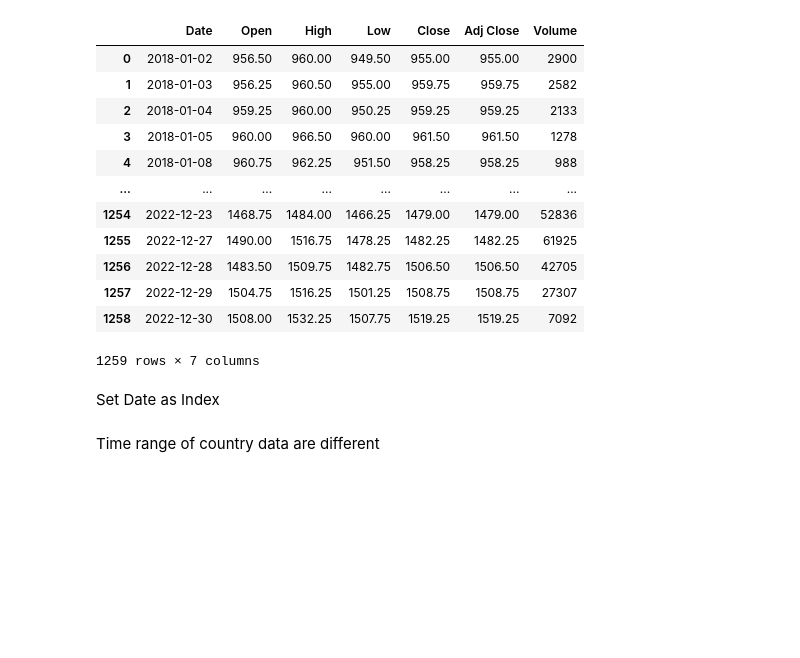
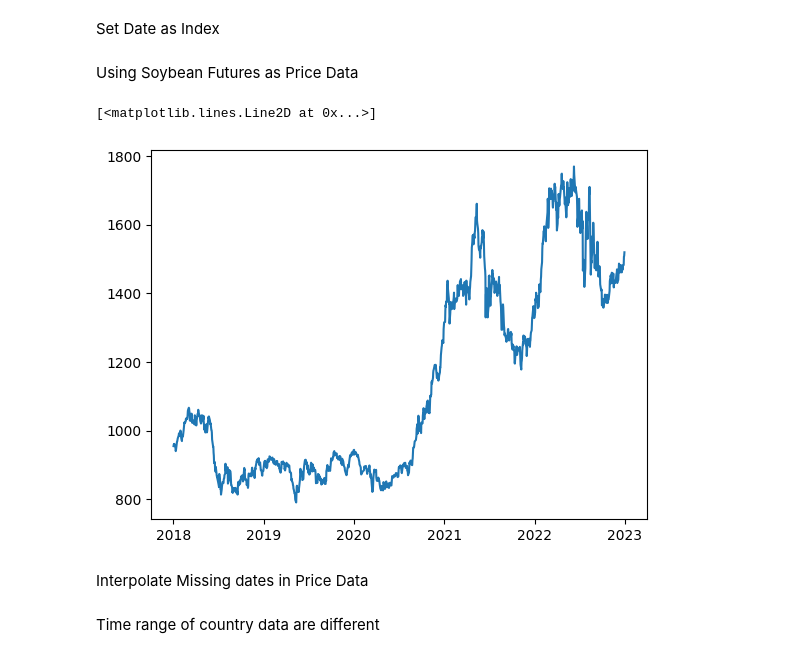
Before and after one commit to abhishek-2504/ML_Commodities_Forecasting_B, a Jupyter notebook: STL LSTM.ipynb, the cells around one changed output. Cells and saved outputs as stored; diff of their text form; code cells hidden in the pictures; blank space fills up the shorter version.

```diff
--- a/STL LSTM.ipynb
+++ b/STL LSTM.ipynb
@@ -29,19 +35,3 @@ FileNotFoundError: [WinError 2] The system cannot find the file specified: 'weat
-# %%
-price_data["SoybeanFutures"]
-# %% [output]
-|  | Date | Open | High | Low | Close | Adj Close | Volume |
-| 0 | 2018-01-02 | 956.50 | 960.00 | 949.50 | 955.00 | 955.00 | 2900 |
-| 1 | 2018-01-03 | 956.25 | 960.50 | 955.00 | 959.75 | 959.75 | 2582 |
-| 2 | 2018-01-04 | 959.25 | 960.00 | 950.25 | 959.25 | 959.25 | 2133 |
-| 3 | 2018-01-05 | 960.00 | 966.50 | 960.00 | 961.50 | 961.50 | 1278 |
-| 4 | 2018-01-08 | 960.75 | 962.25 | 951.50 | 958.25 | 958.25 | 988 |
-| ... | ... | ... | ... | ... | ... | ... | ... |
-| 1254 | 2022-12-23 | 1468.75 | 1484.00 | 1466.25 | 1479.00 | 1479.00 | 52836 |
-| 1255 | 2022-12-27 | 1490.00 | 1516.75 | 1478.25 | 1482.25 | 1482.25 | 61925 |
-| 1256 | 2022-12-28 | 1483.50 | 1509.75 | 1482.75 | 1506.50 | 1506.50 | 42705 |
-| 1257 | 2022-12-29 | 1504.75 | 1516.25 | 1501.25 | 1508.75 | 1508.75 | 27307 |
-| 1258 | 2022-12-30 | 1508.00 | 1532.25 | 1507.75 | 1519.25 | 1519.25 | 7092 |
-1259 rows × 7 columns
 # %% [markdown]
 Set Date as Index
 # %%
@@ -53,3 +43,5 @@ for i in price_data:
     df = price_data[i]
     df['Date'] = pd.to_datetime(df['Date'])
     df.set_index('Date', inplace=True)
+# %% [markdown]
+Using Soybean Futures as Price Data
@@ -55,0 +51,7 @@ for i in price_data:
+# %%
+plt.plot(soybean_close_price)
+# %% [output]
+[<matplotlib.lines.Line2D at 0x...>]
+[figure, added]
+# %% [markdown]
+Interpolate Missing dates in Price Data
```
Also changed, not shown: parts of 25 cells of this notebook.
